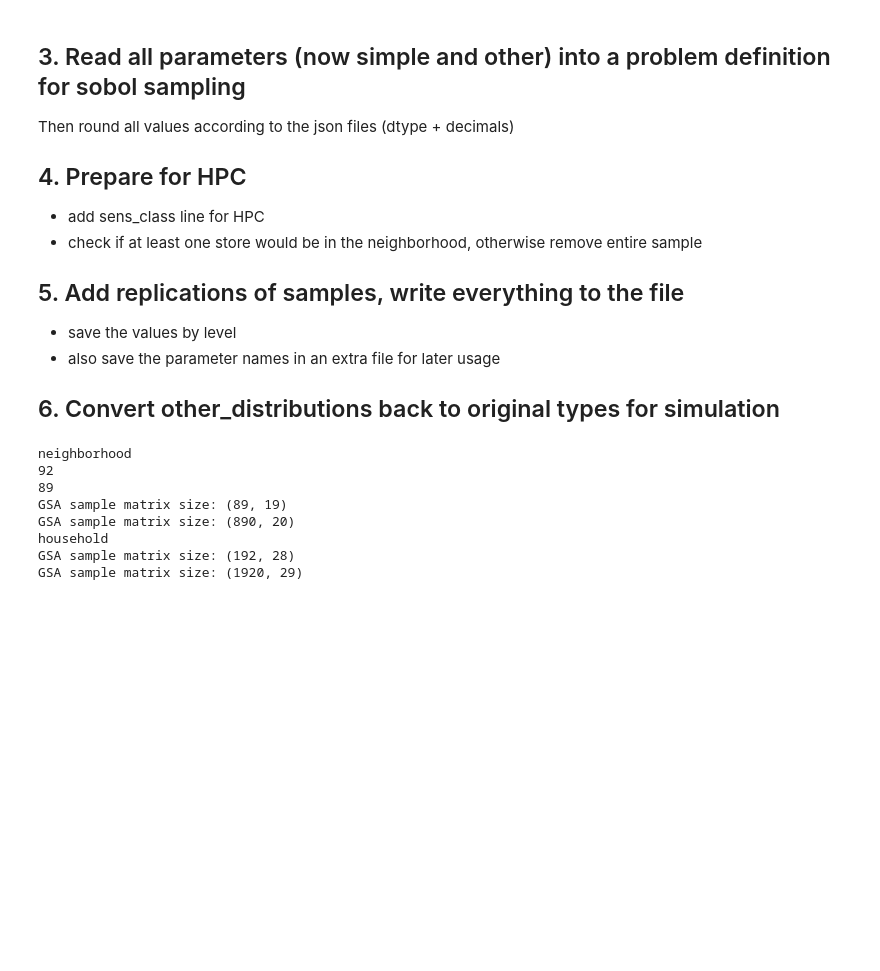
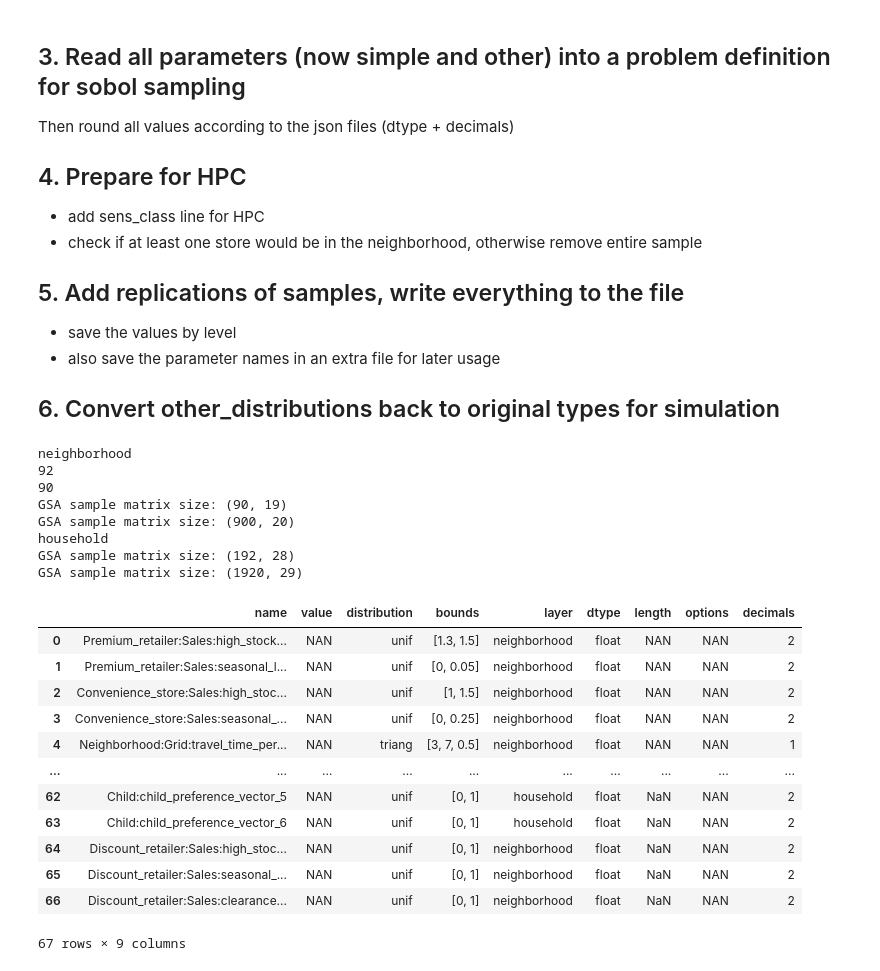
Before and after one commit to xHelenx/ifwaste, a Jupyter notebook: gsua/gsua_parameter_generation.ipynb, the cells around one changed output. Drawn from its saved outputs; the diff is of its cells as text; code cells hidden in the pictures; blank space fills up the shorter version.

```diff
--- a/gsua/gsua_parameter_generation.ipynb
+++ b/gsua/gsua_parameter_generation.ipynb
@@ -177,7 +153,7 @@ Then round all values according to the json files (dtype + decimals)
 ## 6. Convert other_distributions back to original types for simulation
 # %%
 import csv
-
+from pandas.api.types import is_numeric_dtype
 
 l = 4  # Sampling intensity
 N = 10
@@ -193,11 +169,12 @@ def convert_p_to_value_in_subgroup(p, bounds):
             start = end = int(key)
         cumulative += prob
         if p <= cumulative:
-            n_values = end-start+1
-            for i in range(n_values):
-                cum_in_group = (cumulative-prob) + i * (prob/n_values)
-                if p <= cum_in_group or start == end:
-                    return start + i
+            n_values = end - start + 1
+            width = prob / n_values
+            relative_p = p - (cumulative - prob)
+            index_in_group = min(int(relative_p / width), n_values - 1)
+            return start + index_in_group
+
 
 problems = {}
 
@@ -213,14 +190,14 @@ for layer in simple_distributions["layer"].unique():
     'dists':distributions
     }
     param_values = pd.DataFrame(sobol.sample(problem, l, calc_second_order=False), columns=names)  # calc_second_order=True for second-order interactions.
+    for param_name in param_values.columns:
+        if param_name not in other_distributions["name"].to_list():
+            row = simple_distributions[simple_distributions["name"] == param_name]
+            if row["dtype"].values[0] == "int":
+                param_values[param_name] = param_values[param_name].round().astype("int")
+            elif row["dtype"].values[0] == "float":
+                param_values[param_name] = param_values[param_name].astype("float").round(int(row["decimals"].values[0]))
 
-    #round values
-    for param_name in param_values.columns:
-        row = df[df["name"] == param_name]
-        if row["dtype"].values[0] == "int":
-            param_values[param_name] = param_values[param_name].round().astype("int")
-        elif row["dtype"].values[0] == "float":
-            param_values[param_name] = param_values[param_name].astype("float").round(int(row["decimals"].values[0]))
 
     #filter out unperformable sets (no stores in simulation)
     if layer == "neighborhood":
@@ -237,13 +214,11 @@ for layer in simple_distributions["layer"].unique():
             df["probability"] = param_values[row["name"]]
             df["results"] = df["probability"].apply(lambda p: convert_p_to_value_in_subgroup(p, bounds))
             param_values[row["name"]] = df["results"]
-
         if row["distribution"] == "vector" and f"{row["name"]}_{0}" in param_values.columns:
             columns_to_drop = []
             col_names = [f"{row["name"]}_{i}" for i in range(row["length"])]
             # Create new column with vectors (lists) for each row
             param_values[row["name"]] = param_values[col_names].values.tolist()
-
             # Queue old columns for dropping
             columns_to_drop.extend(col_names)
             param_values.drop(columns=columns_to_drop, inplace=True)
@@ -256,6 +231,14 @@ for layer in simple_distributions["layer"].unique():
             df["number_of_sales"] = df["number_of_sales"].clip(lower=1)
             df["selected_sales"] = df["number_of_sales"].apply(lambda n: row["options"][:n])
             param_values[row["name"]] = df["selected_sales"]
+
+    for param_name in param_values.columns:
+        if param_name not in simple_distributions["name"].to_list() and is_numeric_dtype(param_values[param_name]):
+            row = simple_distributions[simple_distributions["name"] == param_name]
+            if row["dtype"].values[0] == "int":
+                param_values[param_name] = param_values[param_name].round().astype("int")
+            elif row["dtype"].values[0] == "float":
+                param_values[param_name] = param_values[param_name].astype("float").round(int(row["decimals"].values[0]))
 
     print("GSA sample matrix size: {}".format(param_values.shape))
     #for HPC added "sens_class" line
@@ -278,12 +261,28 @@ constants["name"].to_csv( SAVE_DIR + 'simulation_ifwaste_sample_header.txt', ind
 # %% [output]
 neighborhood
 92
-89
-GSA sample matrix size: (89, 19)
-GSA sample matrix size: (890, 20)
+90
+GSA sample matrix size: (90, 19)
+GSA sample matrix size: (900, 20)
 household
 GSA sample matrix size: (192, 28)
 GSA sample matrix size: (1920, 29)
+# %%
+simple_distributions
+# %% [output]
+|  | name | value | distribution | bounds | layer | dtype | length | options | decimals |
+| 0 | Premium_retailer:Sales:high_stock... | NAN | unif | [1.3, 1.5] | neighborhood | float | NAN | NAN | 2 |
+| 1 | Premium_retailer:Sales:seasonal_l... | NAN | unif | [0, 0.05] | neighborhood | float | NAN | NAN | 2 |
+| 2 | Convenience_store:Sales:high_stoc... | NAN | unif | [1, 1.5] | neighborhood | float | NAN | NAN | 2 |
+| 3 | Convenience_store:Sales:seasonal_... | NAN | unif | [0, 0.25] | neighborhood | float | NAN | NAN | 2 |
+| 4 | Neighborhood:Grid:travel_time_per... | NAN | triang | [3, 7, 0.5] | neighborhood | float | NAN | NAN | 1 |
+| ... | ... | ... | ... | ... | ... | ... | ... | ... | ... |
+| 62 | Child:child_preference_vector_5 | NAN | unif | [0, 1] | household | float | NaN | NAN | 2 |
+| 63 | Child:child_preference_vector_6 | NAN | unif | [0, 1] | household | float | NaN | NAN | 2 |
+| 64 | Discount_retailer:Sales:high_stoc... | NAN | unif | [0, 1] | neighborhood | float | NaN | NAN | 2 |
+| 65 | Discount_retailer:Sales:seasonal_... | NAN | unif | [0, 1] | neighborhood | float | NaN | NAN | 2 |
+| 66 | Discount_retailer:Sales:clearance... | NAN | unif | [0, 1] | neighborhood | float | NaN | NAN | 2 |
+67 rows × 9 columns
 # %%
 param_values
 # %% [output]
```
Also changed, not shown: parts of 6 cells of this notebook.
